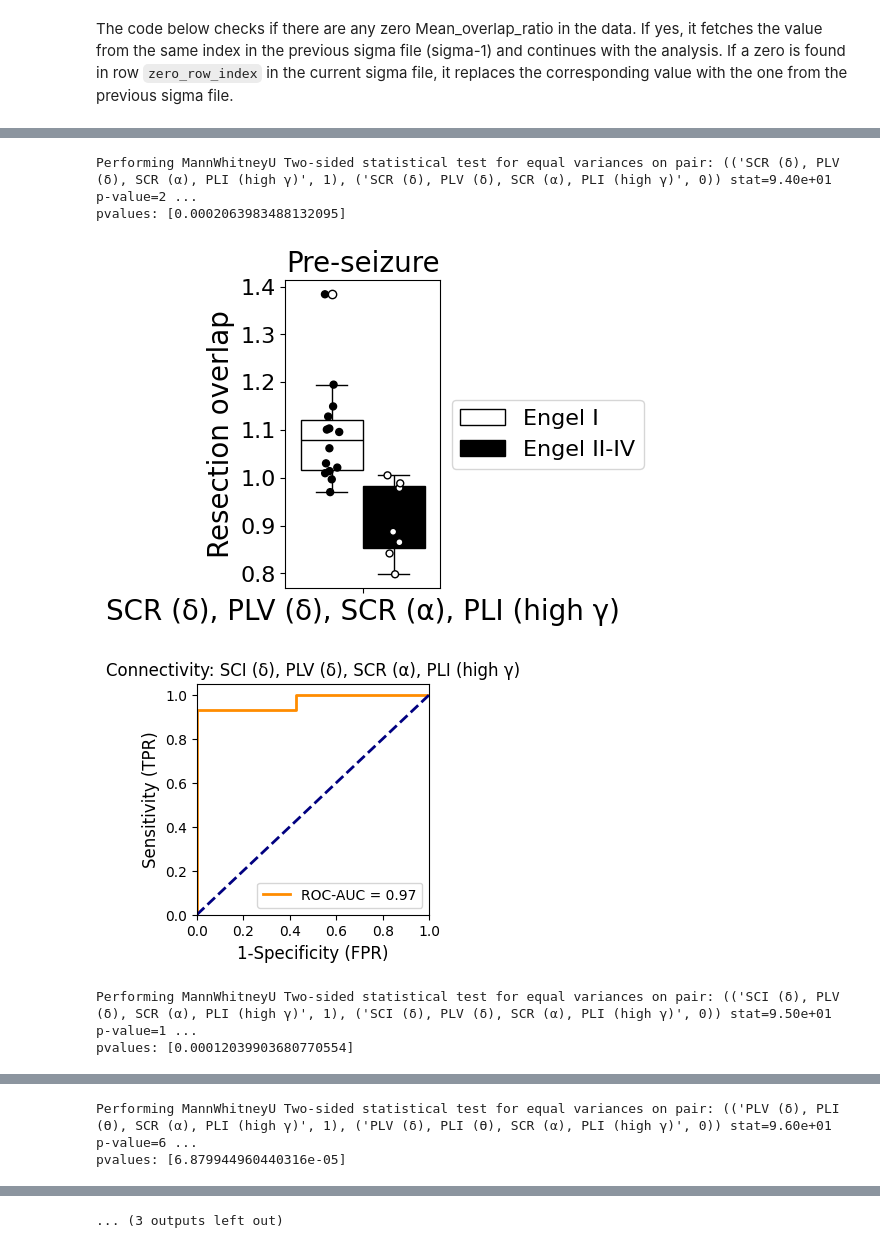
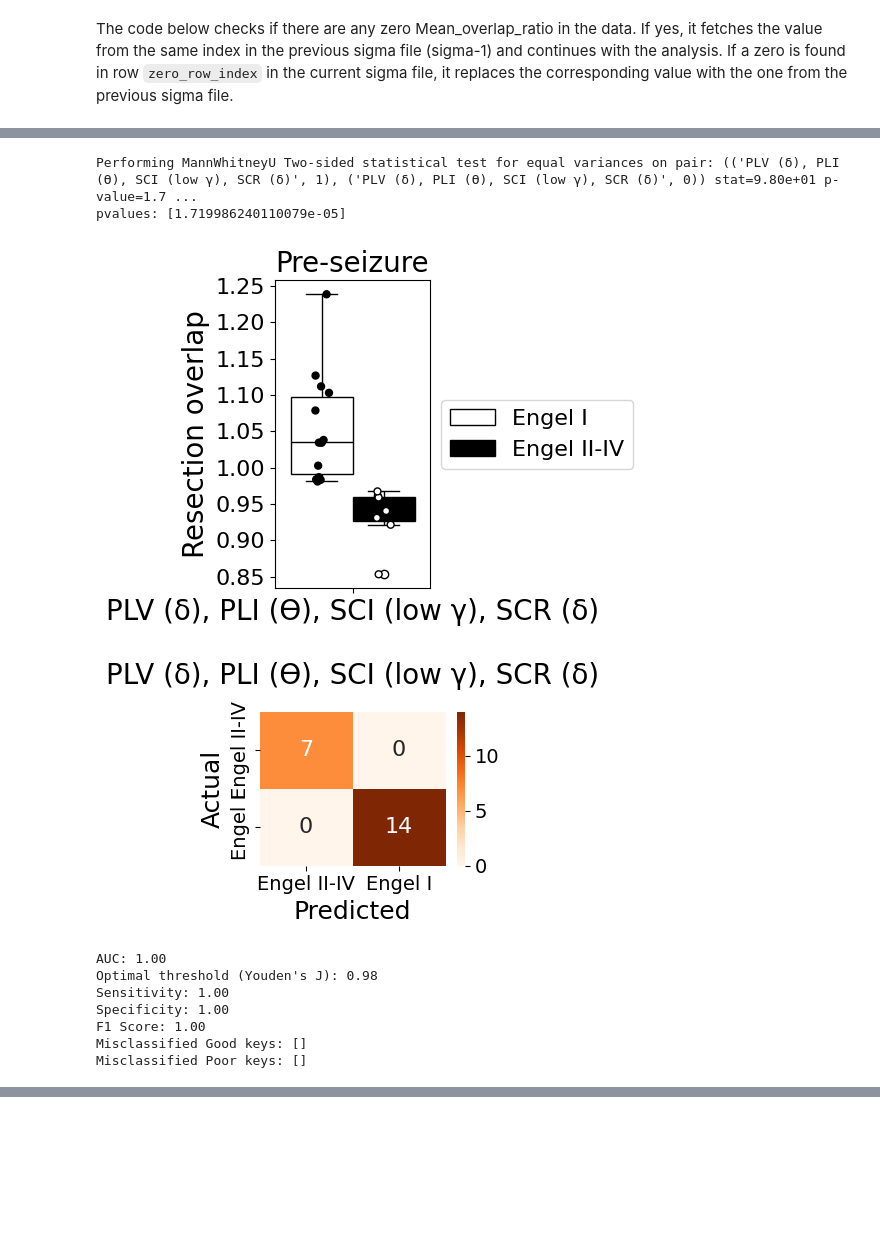
Before and after one commit to ivkarla/epigame, a Jupyter notebook: notebooks/game_vKarla_outcome_prediction.ipynb, the cells around one changed output, grey strips where cells are left out. Drawn from its saved outputs; the diff is of its cells as text; code cells hidden in the pictures; blank space fills up the shorter version.

```diff
--- a/notebooks/game_vKarla_outcome_prediction.ipynb
+++ b/notebooks/game_vKarla_outcome_prediction.ipynb
@@ -77,7 +78,7 @@ The code below checks if there are any zero Mean_overlap_ratio in the data. If y
 load_data_ori = None
 
 sigma = 4
-while sigma > 1:
+while sigma > 0:
     load_data_ori = pd.read_excel(project_folder + f"surgical_outcome_data_{sigma}sigma.xlsx", engine='openpyxl')
 
     # Check if "Mean_overlap_ratio" contains any zeros
@@ -85,7 +86,7 @@ while sigma > 1:
 
     if zero_row_indices:
         print(f"Zeros found in rows {zero_row_indices} for sigma={sigma}")
-        if sigma == 0:
+        if sigma == 1:
             print("Skipping iteration for sigma=1 with zeros")
             break
 
@@ -445,10 +492,10 @@ for cm_combination in itertools.combinations(conn_measures, 4):
               actual_labels = data['Outcome'].values
           combined_scores.append(data['Mean_overlap_ratio'].values)
       avg_scores = np.mean(combined_scores, axis=0)
-      fpr, tpr, _ = roc_curve(actual_labels, avg_scores)
+      fpr, tpr, thresholds = roc_curve(actual_labels, avg_scores)
       cm_str = substitute_bands(substitute_cm(combination_str))
 
-      if roc_auc > 0.95:
+      if roc_auc > 0.99:
 
         plt.figure(figsize=(3,3))
         plt.plot(fpr, tpr, color='darkorange', lw=2, label=f'ROC-AUC = {roc_auc:0.2f}')
@@ -471,7 +518,7 @@ for cm_combination in itertools.combinations(conn_measures, 4):
         test_short_name = 'MannWhitneyU Two-sided'
 
         pvalues = []
-
+        data1, data2 = 0,0
         for pair in box_pairs:
 
             data1 = df_plot.groupby("CM").get_group(pair[0][0]).groupby("Outcome")["Mean_overlap_ratio"].get_group(pair[0][1])
@@ -503,6 +550,56 @@ for cm_combination in itertools.combinations(conn_measures, 4):
         plt.show()
         # plt.savefig("D:/%s.png"%t)
         plt.close()
+        # Make confusion matrix
+        good_scores = data1
+        poor_scores = data2
+        # Combine scores into a single DataFrame
+        all_scores = {**good_scores, **poor_scores}
+        labels = {k: 'good' for k in good_scores}
+        labels.update({k: 'poor' for k in poor_scores})
+
+        j_scores = tpr - fpr
+        j_ordered = sorted(zip(j_scores, thresholds))
+        optimal_threshold = j_ordered[-1][1]
+
+        df = pd.DataFrame(list(all_scores.items()), columns=['index', 'score'])
+        df['label'] = df['score'].map(labels)
+        df['label'] = df['label'].map({'good': 1, 'poor': 0})
+
+        df['pred'] = (df['score'] >= optimal_threshold).astype(int)
+        tn, fp, fn, tp = confusion_matrix(df['label'], df['pred']).ravel()
+        sensitivity = tp / (tp + fn)
+        specificity = tn / (tn + fp)
+
+        # Calculate the F1 score at Youden's J threshold
+        f1 = f1_score(df['label'], df['pred'])
+        # Compute the confusion matrix
+        cm = confusion_matrix(df['label'], df['pred'])
+
+        # Visualize the confusion matrix
+        plt.figure(figsize=(3,2))
+        ax = sns.heatmap(cm, annot=True, fmt='d', cmap='Oranges', annot_kws={"size": 16}, xticklabels=['Engel II-IV', 'Engel I'], yticklabels=['Engel II-IV', 'Engel I'])
+        plt.xlabel('Predicted', size=18)
+        plt.ylabel('Actual', size=18)
+        plt.title(f'{cm_str}', size=20, pad=20)
+        plt.xticks(fontsize=14)
+        plt.yticks(fontsize=14)
+        cbar = ax.collections[0].colorbar
+        cbar.ax.tick_params(labelsize=14)
+        plt.show()
+        # Find misclassified keys
+        misclassified_good = df[(df['label'] == 1) & (df['pred'] == 0)]['index'].tolist()
+        misclassified_poor = df[(df['label'] == 0) & (df['pred'] == 1)]['index'].tolist()
+
+        # Print the AUC, optimal threshold, specificity, sensitivity, and F1 score
+        print(f'AUC: {roc_auc:.2f}')
+        print(f'Optimal threshold (Youden\'s J): {optimal_threshold:.2f}')
+        print(f'Sensitivity: {sensitivity:.2f}')
+        print(f'Specificity: {specificity:.2f}')
+        print(f'F1 Score: {f1:.2f}')
+        # Print misclassified keys
+        print(f'Misclassified Good keys: {misclassified_good}')
+        print(f'Misclassified Poor keys: {misclassified_poor}')
 
 # Convert the results to a DataFrame
 results_df = pd.DataFrame(results)
@@ -514,6 +611,11 @@ results_df.to_excel(project_folder + "4cm_rocauc_results.xlsx", index=False)
-Performing MannWhitneyU Two-sided statistical test for equal variances on pair: (('SCR (δ), PLV (δ), SCR (α), PLI (high γ)', 1), ('SCR (δ), PLV (δ), SCR (α), PLI (high γ)', 0)) stat=9.40e+01 p-value=2 ...
-pvalues: [0.0002063983488132095]
+Performing MannWhitneyU Two-sided statistical test for equal variances on pair: (('PLV (δ), PLI (ϴ), SCI (low γ), SCR (δ)', 1), ('PLV (δ), PLI (ϴ), SCI (low γ), SCR (δ)', 0)) stat=9.80e+01 p-value=1.7 ...
+pvalues: [1.719986240110079e-05]
-[figure, old version]
+[figure, new version]
-[figure, old version]
+[figure, new version]
-Performing MannWhitneyU Two-sided statistical test for equal variances on pair: (('SCI (δ), PLV (δ), SCR (α), PLI (high γ)', 1), ('SCI (δ), PLV (δ), SCR (α), PLI (high γ)', 0)) stat=9.50e+01 p-value=1 ...
-pvalues: [0.00012039903680770554]
+AUC: 1.00
+Optimal threshold (Youden's J): 0.98
+Sensitivity: 1.00
+Specificity: 1.00
+F1 Score: 1.00
+Misclassified Good keys: []
+Misclassified Poor keys: []
@@ -522,2 +621,0 @@ pvalues: [0.00012039903680770554]
-Performing MannWhitneyU Two-sided statistical test for equal variances on pair: (('PLV (δ), PLI (ϴ), SCR (α), PLI (high γ)', 1), ('PLV (δ), PLI (ϴ), SCR (α), PLI (high γ)', 0)) stat=9.60e+01 p-value=6 ...
-pvalues: [6.879944960440316e-05]
@@ -529 +621,0 @@ pvalues: [0.00012039903680770554]
-... (3 outputs left out)
```
Also changed, not shown: parts of 10 cells of this notebook.
